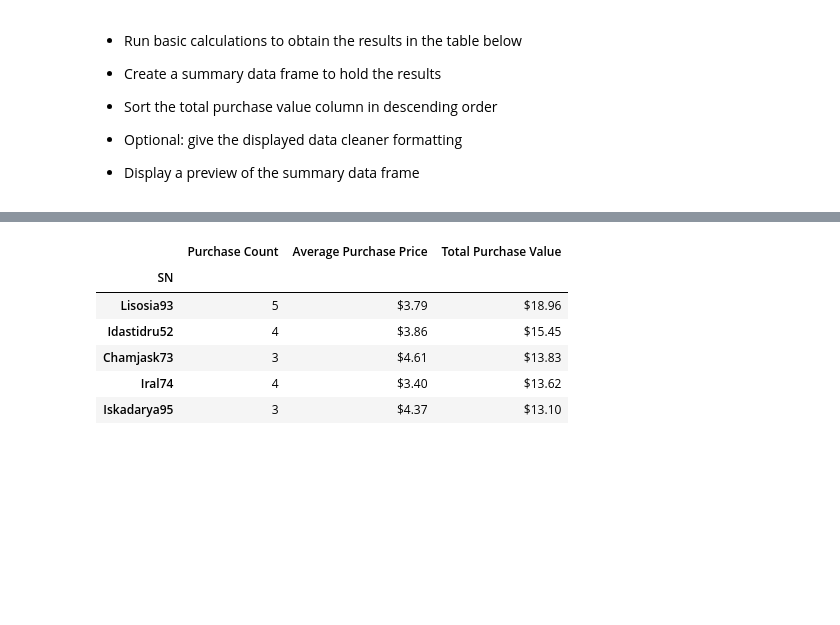
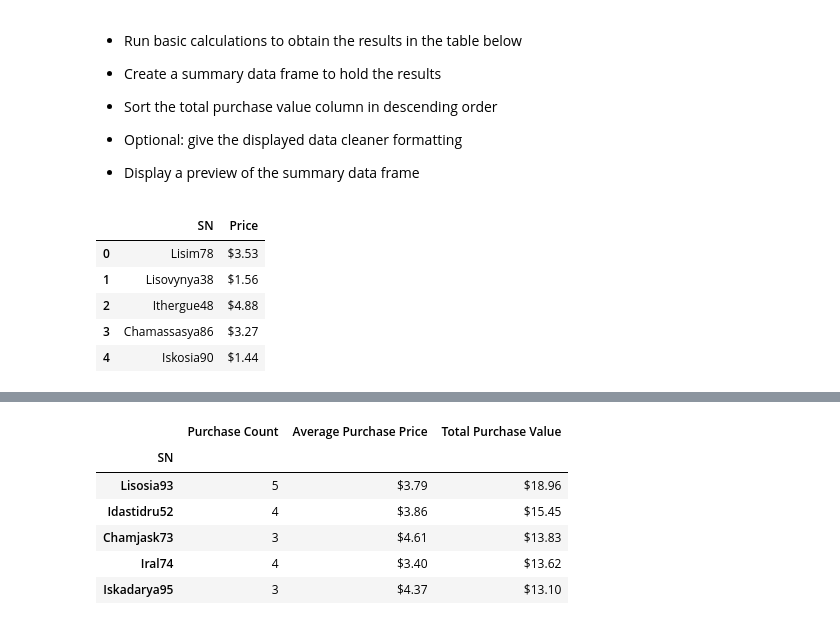
Before and after one commit to obaid8712/Pandas-Data-Challenges, a Jupyter notebook: Project-01/HeroesOfPymoli_starter.ipynb, the cells around one changed output, grey strips where cells are left out. Cells and saved outputs as stored; diff of their text form; code cells hidden in the pictures; blank space fills up the shorter version.

```diff
--- a/Project-01/HeroesOfPymoli_starter.ipynb
+++ b/Project-01/HeroesOfPymoli_starter.ipynb
@@ -364,3 +356,13 @@ age_pur_analysis
 
 
 * Display a preview of the summary data frame
+# %%
+top_spender_df=purchase_data[["SN","Price"]]
+top_spender_df.head()
+# %% [output]
+|  | SN | Price |
+| 0 | Lisim78 | $3.53 |
+| 1 | Lisovynya38 | $1.56 |
+| 2 | Ithergue48 | $4.88 |
+| 3 | Chamassasya86 | $3.27 |
+| 4 | Iskosia90 | $1.44 |
```
Also changed, not shown: parts of 2 cells of this notebook.
